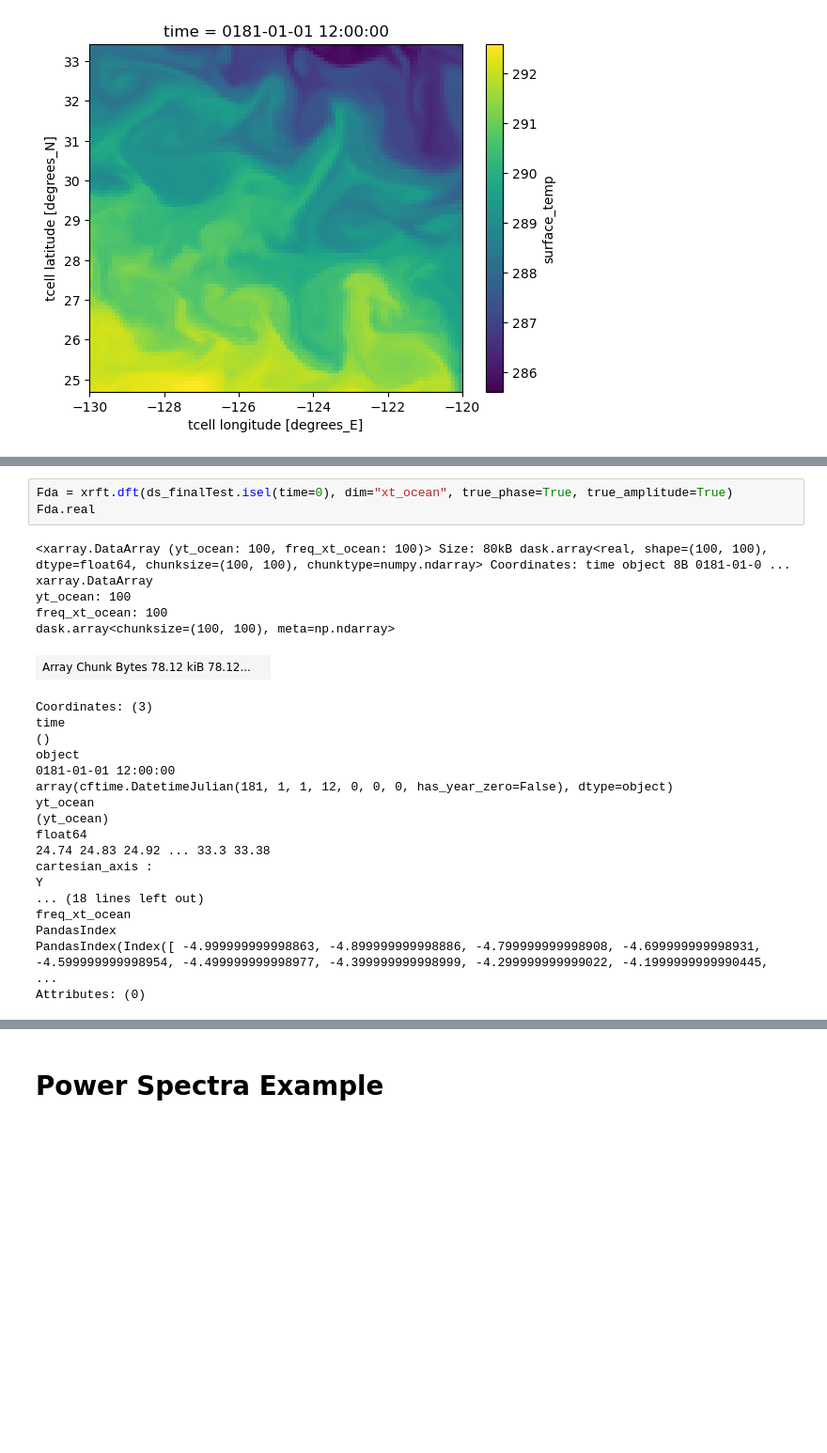
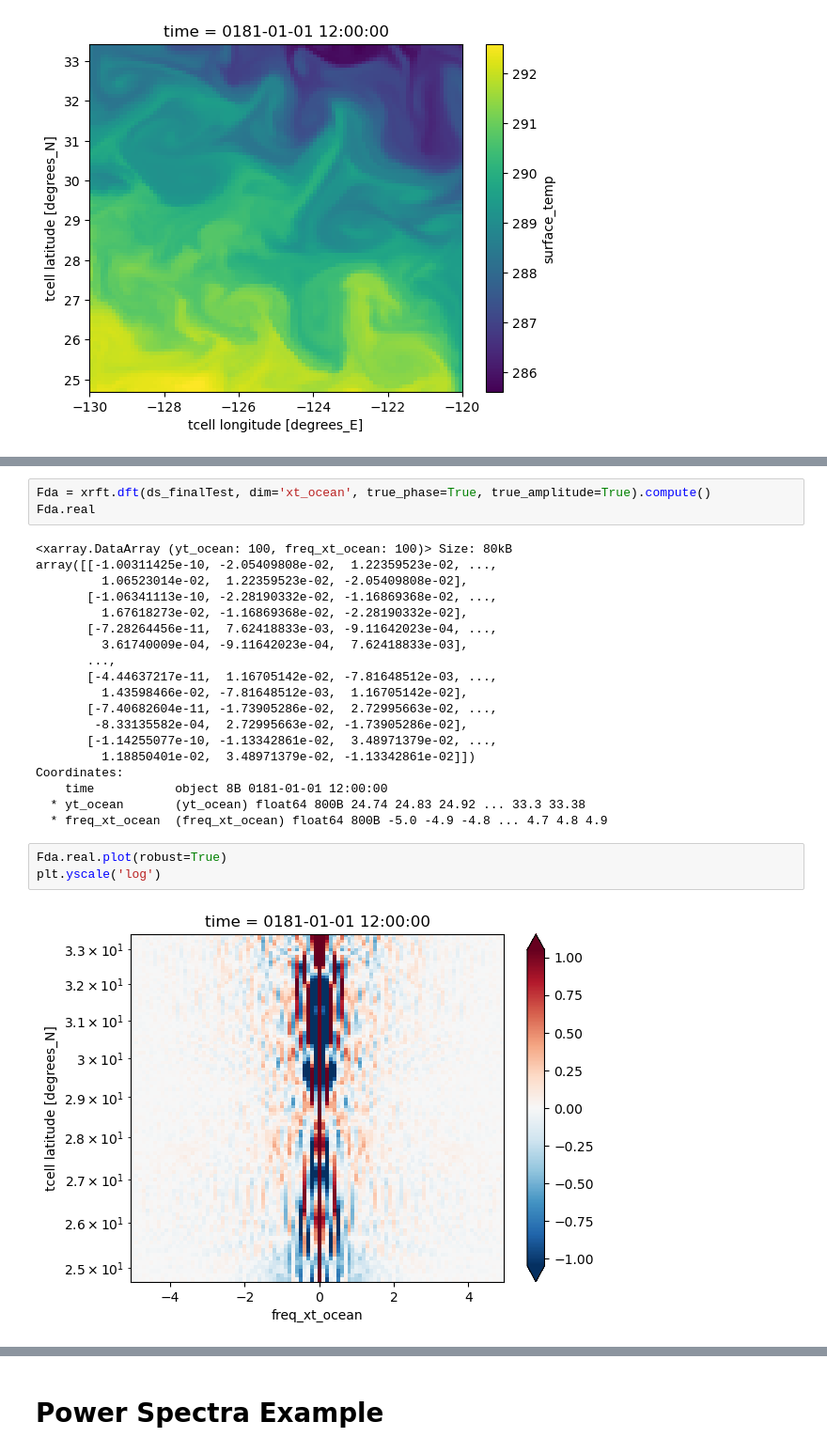
Before and after one commit to ocean-transport/air-sea-ML, a Jupyter notebook: powerSpectraTrial.ipynb, the cells around one changed output, grey strips where cells are left out. Shown at 94% size. Cells and saved outputs as stored; diff of their text form; blank space fills up the shorter version.

```diff
--- a/powerSpectraTrial.ipynb
+++ b/powerSpectraTrial.ipynb
@@ -309,32 +308,32 @@ PandasIndex
 PandasIndex(Index([24.743028005786304, 24.833814202883772, 24.924533960340074, 25.015186931740978, 25.105773107375004, 25.19629214217983, 25.28674402829334, 25.377128422005594, 25.467445317308336, 25. ...
 Attributes: (0)
 # %%
-Fda = xrft.dft(ds_finalTest.isel(time=0), dim="xt_ocean", true_phase=True, true_amplitude=True)
+Fda = xrft.dft(ds_finalTest, dim='xt_ocean', true_phase=True, true_amplitude=True).compute()
 Fda.real
 # %% [output]
-<xarray.DataArray (yt_ocean: 100, freq_xt_ocean: 100)> Size: 80kB dask.array<real, shape=(100, 100), dtype=float64, chunksize=(100, 100), chunktype=numpy.ndarray> Coordinates: time object 8B 0181-01-0 ...
-xarray.DataArray
-yt_ocean: 100
-freq_xt_ocean: 100
-dask.array<chunksize=(100, 100), meta=np.ndarray>
+<xarray.DataArray (yt_ocean: 100, freq_xt_ocean: 100)> Size: 80kB
+array([[-1.00311425e-10, -2.05409808e-02,  1.22359523e-02, ...,
+         1.06523014e-02,  1.22359523e-02, -2.05409808e-02],
+       [-1.06341113e-10, -2.28190332e-02, -1.16869368e-02, ...,
+         1.67618273e-02, -1.16869368e-02, -2.28190332e-02],
+       [-7.28264456e-11,  7.62418833e-03, -9.11642023e-04, ...,
+         3.61740009e-04, -9.11642023e-04,  7.62418833e-03],
+       ...,
+       [-4.44637217e-11,  1.16705142e-02, -7.81648512e-03, ...,
+         1.43598466e-02, -7.81648512e-03,  1.16705142e-02],
+       [-7.40682604e-11, -1.73905286e-02,  2.72995663e-02, ...,
+        -8.33135582e-04,  2.72995663e-02, -1.73905286e-02],
+       [-1.14255077e-10, -1.13342861e-02,  3.48971379e-02, ...,
+         1.18850401e-02,  3.48971379e-02, -1.13342861e-02]])
+Coordinates:
+    time           object 8B 0181-01-01 12:00:00
+  * yt_ocean       (yt_ocean) float64 800B 24.74 24.83 24.92 ... 33.3 33.38
+  * freq_xt_ocean  (freq_xt_ocean) float64 800B -5.0 -4.9 -4.8 ... 4.7 4.8 4.9
-| Array Chunk Bytes 78.12 kiB 78.12... |  |
-Coordinates: (3)
-time
-()
-object
-0181-01-01 12:00:00
-array(cftime.DatetimeJulian(181, 1, 1, 12, 0, 0, 0, has_year_zero=False), dtype=object)
-yt_ocean
-(yt_ocean)
-float64
-24.74 24.83 24.92 ... 33.3 33.38
-cartesian_axis :
-Y
-... (18 lines left out)
-freq_xt_ocean
-PandasIndex
-PandasIndex(Index([ -4.999999999998863, -4.899999999998886, -4.799999999998908, -4.699999999998931, -4.599999999998954, -4.499999999998977, -4.399999999998999, -4.299999999999022, -4.1999999999990445, ...
-Attributes: (0)
+# %%
+Fda.real.plot(robust=True)
+plt.yscale('log')
+# %% [output]
+[figure, added]
 # %%
 Fda_1 = xrft.idft(Fda, dim="freq_xt_ocean", true_phase=True, true_amplitude=True, lag=45)
 Fda_1.real.plot()
```
Also changed, not shown: parts of 5 cells of this notebook.
